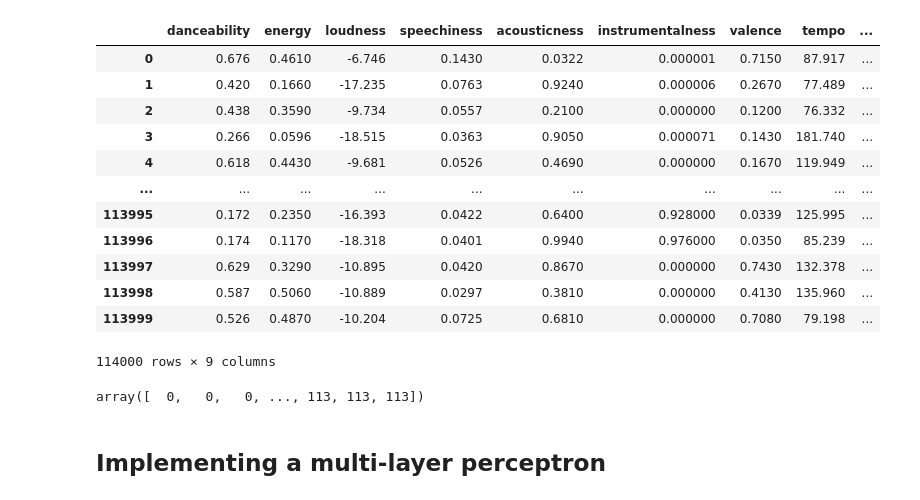
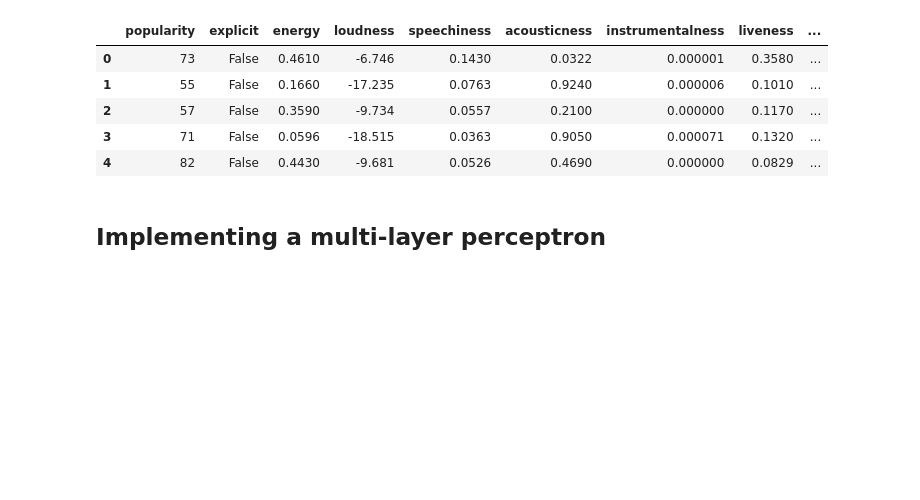
Before and after one commit to nightpress/csm148-project, a Jupyter notebook: spotify-final-nn-model.ipynb, the cells around one changed output. Cells and saved outputs as stored; diff of their text form; code cells hidden in the pictures; blank space fills up the shorter version.

```diff
--- a/spotify-final-nn-model.ipynb
+++ b/spotify-final-nn-model.ipynb
@@ -22,11 +2,6 @@ Requirement already satisfied: six>=1.5 in /usr/local/lib/python3.10/dist-packag
 from datasets import load_dataset
 import pandas as pd
 import numpy as np
-import plotly.express as px
-from sklearn.model_selection import train_test_split
-from itertools import product
-
-pd.set_option('display.max_columns', None)
 # %%
 # this cell may take up to 30 seconds to run to convert the Hugginface Dataset class to Pandas DataFrame for better EDA
 
@@ -34,7 +9,7 @@ HF_SPOTIFY_DATASET_PATH = "maharshipandya/spotify-tracks-dataset"
 # https://huggingface.co/datasets/maharshipandya/spotify-tracks-dataset
 
 ds = load_dataset(HF_SPOTIFY_DATASET_PATH) #only has 'train' split as key
-df = pd.DataFrame(ds["train"])
+df = pd.DataFrame(ds["train"]).drop(columns=['Unnamed: 0'])
 
 print(df.shape)
 df.head()
@@ -58,0 +24,3 @@ Index(['Unnamed: 0', 'track_id', 'artists', 'album_name', 'track_name',
+# %%
+# encode track_genre into int
+df['track_genre'] = df['track_genre'].astype('category').cat.codes
@@ -59,43 +33,22 @@ Index(['Unnamed: 0', 'track_id', 'artists', 'album_name', 'track_name',
 # %%
 # goal is to predict the genre
 y = df["track_genre"]
 
 # we decided to drop text identifiers such as album, artist, etc. and consider the most relevant characteristics such as
 # danceability, energy, loudness, etc. because genres may differ most in these categories
 # ex: edm is high energy, lofi is low energy
-relevant_features = [
-    'danceability', 'energy', 'loudness', 'speechiness',
-    'acousticness', 'instrumentalness', 'valence', 'tempo', "popularity"
-]
+relevant_features = ['popularity', 'explicit', 'energy', 'loudness', 'speechiness', 'acousticness', 'instrumentalness', 'liveness', 'valence']
 
 # Select only the relevant features
 X = df[relevant_features]
-X
+X.head()
 # %% [output]
-|  | danceability | energy | loudness | speechiness | acousticness | instrumentalness | valence | tempo | ... |
-| 0 | 0.676 | 0.4610 | -6.746 | 0.1430 | 0.0322 | 0.000001 | 0.7150 | 87.917 | ... |
-| 1 | 0.420 | 0.1660 | -17.235 | 0.0763 | 0.9240 | 0.000006 | 0.2670 | 77.489 | ... |
-| 2 | 0.438 | 0.3590 | -9.734 | 0.0557 | 0.2100 | 0.000000 | 0.1200 | 76.332 | ... |
-| 3 | 0.266 | 0.0596 | -18.515 | 0.0363 | 0.9050 | 0.000071 | 0.1430 | 181.740 | ... |
-| 4 | 0.618 | 0.4430 | -9.681 | 0.0526 | 0.4690 | 0.000000 | 0.1670 | 119.949 | ... |
-| ... | ... | ... | ... | ... | ... | ... | ... | ... | ... |
-| 113995 | 0.172 | 0.2350 | -16.393 | 0.0422 | 0.6400 | 0.928000 | 0.0339 | 125.995 | ... |
-| 113996 | 0.174 | 0.1170 | -18.318 | 0.0401 | 0.9940 | 0.976000 | 0.0350 | 85.239 | ... |
-| 113997 | 0.629 | 0.3290 | -10.895 | 0.0420 | 0.8670 | 0.000000 | 0.7430 | 132.378 | ... |
-| 113998 | 0.587 | 0.5060 | -10.889 | 0.0297 | 0.3810 | 0.000000 | 0.4130 | 135.960 | ... |
-| 113999 | 0.526 | 0.4870 | -10.204 | 0.0725 | 0.6810 | 0.000000 | 0.7080 | 79.198 | ... |
+|  | popularity | explicit | energy | loudness | speechiness | acousticness | instrumentalness | liveness | ... |
+| 0 | 73 | False | 0.4610 | -6.746 | 0.1430 | 0.0322 | 0.000001 | 0.3580 | ... |
+| 1 | 55 | False | 0.1660 | -17.235 | 0.0763 | 0.9240 | 0.000006 | 0.1010 | ... |
+| 2 | 57 | False | 0.3590 | -9.734 | 0.0557 | 0.2100 | 0.000000 | 0.1170 | ... |
+| 3 | 71 | False | 0.0596 | -18.515 | 0.0363 | 0.9050 | 0.000071 | 0.1320 | ... |
+| 4 | 82 | False | 0.4430 | -9.681 | 0.0526 | 0.4690 | 0.000000 | 0.0829 | ... |
-114000 rows × 9 columns
-# %%
-# encode y strings into int
-
-from sklearn.preprocessing import LabelEncoder
-
-le = LabelEncoder()
-y_encoded = le.fit_transform(y)
-y = y_encoded
-y
-# %% [output]
-array([  0,   0,   0, ..., 113, 113, 113])
 # %%
 from sklearn.model_selection import train_test_split
 from sklearn.preprocessing import StandardScaler
```
Also changed, not shown: parts of 14 cells of this notebook, 13 other files.
